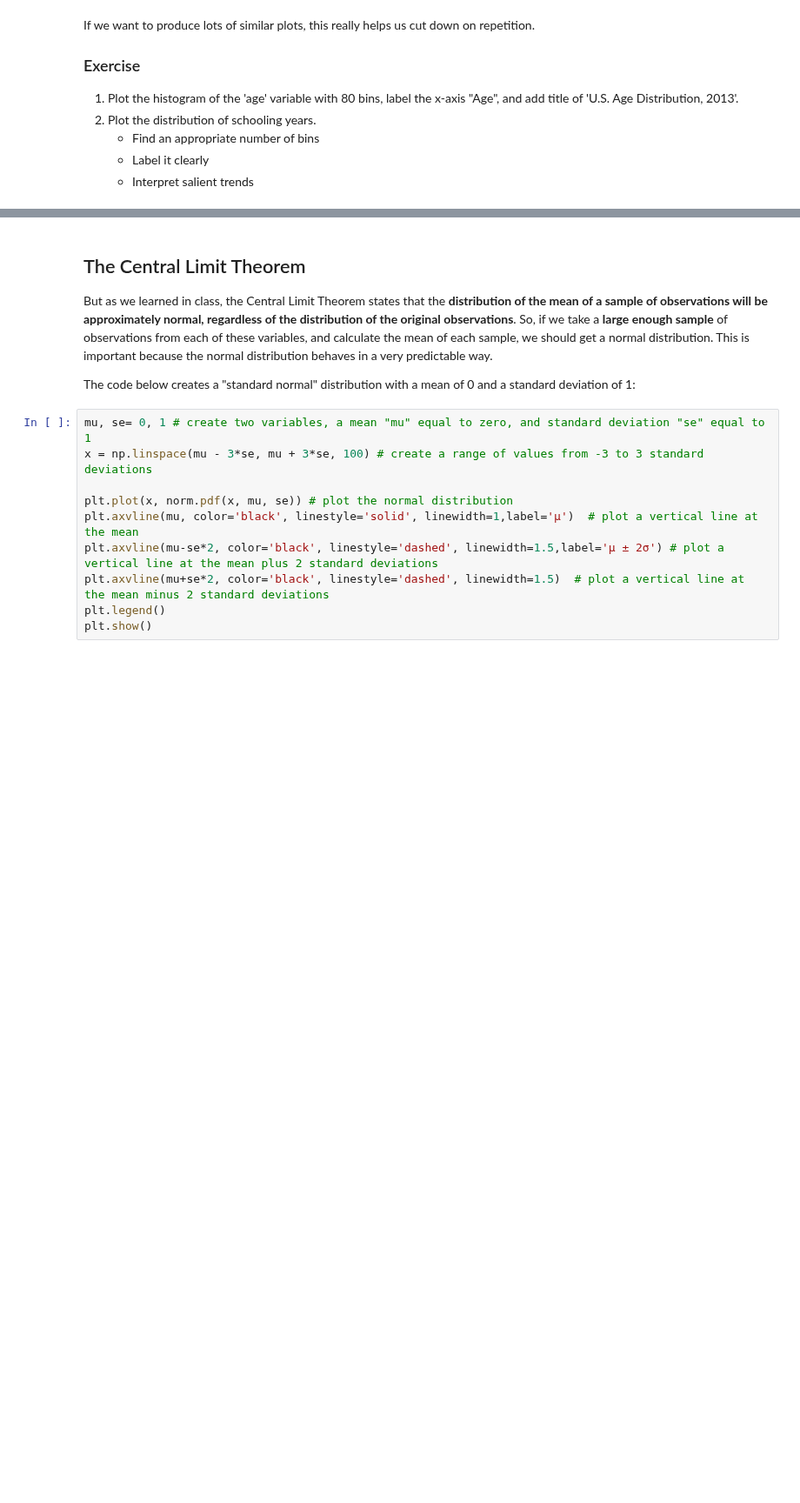
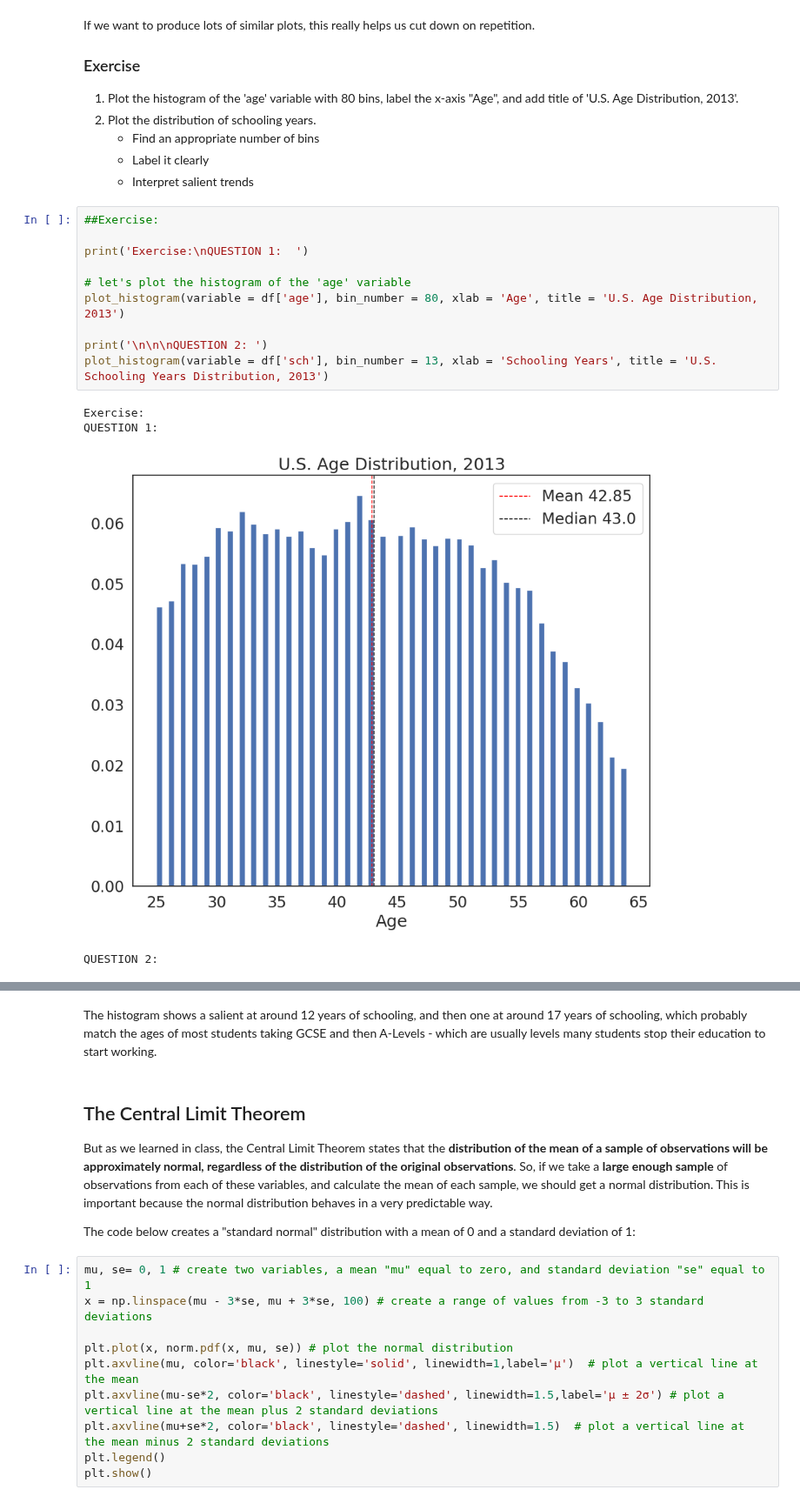
Before and after one commit to alixtrn/QM2, a Jupyter notebook: W5_Distributions_and_Basic_Statistics.ipynb, the cells around one changed output, grey strips where cells are left out. Shown at 87% size. Cells and saved outputs as stored; diff of their text form; blank space fills up the shorter version.

```diff
--- a/W5_Distributions_and_Basic_Statistics.ipynb
+++ b/W5_Distributions_and_Basic_Statistics.ipynb
@@ -372,3 +381,18 @@ If we want to produce lots of similar plots, this really helps us cut down on re
     * Find an appropriate number of bins
     * Label it clearly
     * Interpret salient trends
+# %%
+##Exercise:
+
+print('Exercise:\nQUESTION 1:  ')
+
+# let's plot the histogram of the 'age' variable
+plot_histogram(variable = df['age'], bin_number = 80, xlab = 'Age', title = 'U.S. Age Distribution, 2013')
+
+print('\n\n\nQUESTION 2: ')
+plot_histogram(variable = df['sch'], bin_number = 13, xlab = 'Schooling Years', title = 'U.S. Schooling Years Distribution, 2013')
+# %% [output]
+Exercise:
+QUESTION 1:
+[figure, added]
+QUESTION 2:
@@ -375,3 +400,5 @@ If we want to produce lots of similar plots, this really helps us cut down on re
+# %% [markdown]
+The histogram shows a salient at around 12 years of schooling, and then one at around 17 years of schooling, which probably match the ages of most students taking GCSE and then A-Levels - which are usually levels many students stop their education to start working.
 # %% [markdown]
 ## The Central Limit Theorem
 
```
Also changed, not shown: parts of 17 cells of this notebook.
